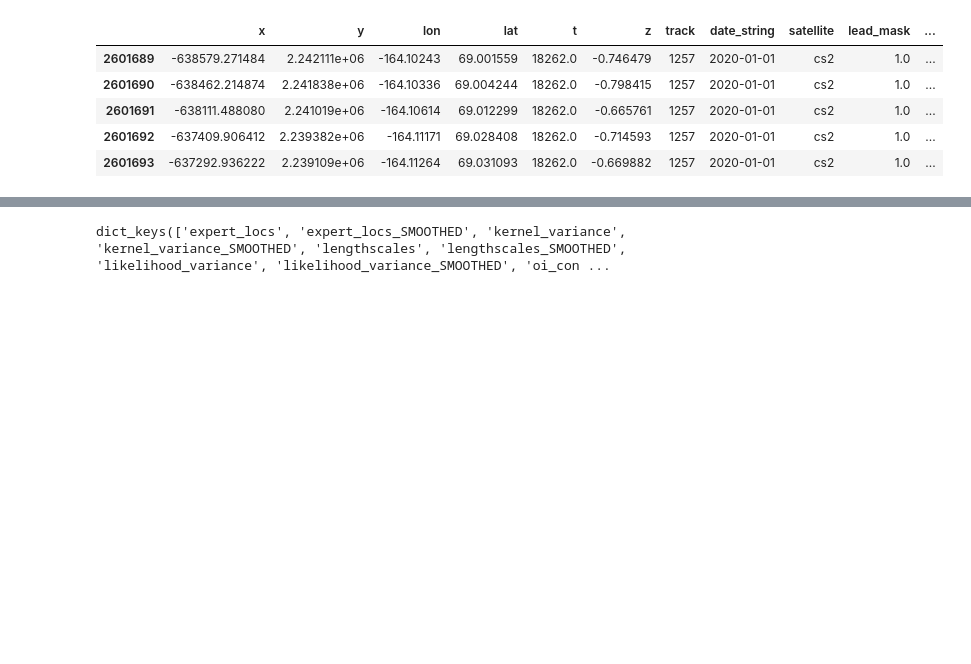
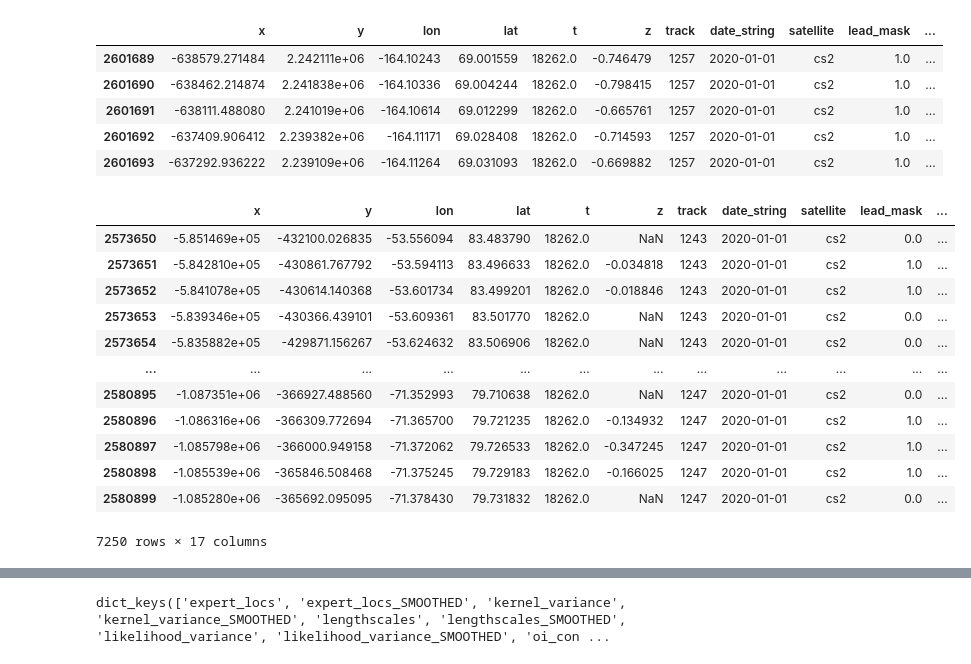
Before and after one commit to max-henderson404/geol0069_final_assignment, a Jupyter notebook: linear_gpsat_comp.ipynb, the cells around one changed output, grey strips where cells are left out. Drawn from its saved outputs; the diff is of its cells as text; code cells hidden in the pictures; blank space fills up the shorter version.

```diff
--- a/linear_gpsat_comp.ipynb
+++ b/linear_gpsat_comp.ipynb
@@ -373,3 +608,19 @@ def run_gpsat(track_df, leads_df, experts_df, store_path):
+# %%
+results_df
+# %% [output]
+|  | x | y | lon | lat | t | z | track | date_string | satellite | lead_mask | ... |
+| 2573650 | -5.851469e+05 | -432100.026835 | -53.556094 | 83.483790 | 18262.0 | NaN | 1243 | 2020-01-01 | cs2 | 0.0 | ... |
+| 2573651 | -5.842810e+05 | -430861.767792 | -53.594113 | 83.496633 | 18262.0 | -0.034818 | 1243 | 2020-01-01 | cs2 | 1.0 | ... |
+| 2573652 | -5.841078e+05 | -430614.140368 | -53.601734 | 83.499201 | 18262.0 | -0.018846 | 1243 | 2020-01-01 | cs2 | 1.0 | ... |
+| 2573653 | -5.839346e+05 | -430366.439101 | -53.609361 | 83.501770 | 18262.0 | NaN | 1243 | 2020-01-01 | cs2 | 0.0 | ... |
+| 2573654 | -5.835882e+05 | -429871.156267 | -53.624632 | 83.506906 | 18262.0 | NaN | 1243 | 2020-01-01 | cs2 | 0.0 | ... |
+| ... | ... | ... | ... | ... | ... | ... | ... | ... | ... | ... | ... |
+| 2580895 | -1.087351e+06 | -366927.488560 | -71.352993 | 79.710638 | 18262.0 | NaN | 1247 | 2020-01-01 | cs2 | 0.0 | ... |
+| 2580896 | -1.086316e+06 | -366309.772694 | -71.365700 | 79.721235 | 18262.0 | -0.134932 | 1247 | 2020-01-01 | cs2 | 1.0 | ... |
+| 2580897 | -1.085798e+06 | -366000.949158 | -71.372062 | 79.726533 | 18262.0 | -0.347245 | 1247 | 2020-01-01 | cs2 | 1.0 | ... |
+| 2580898 | -1.085539e+06 | -365846.508468 | -71.375245 | 79.729183 | 18262.0 | -0.166025 | 1247 | 2020-01-01 | cs2 | 1.0 | ... |
+| 2580899 | -1.085280e+06 | -365692.095095 | -71.378430 | 79.731832 | 18262.0 | NaN | 1247 | 2020-01-01 | cs2 | 0.0 | ... |
+7250 rows × 17 columns
 # %%
 tracks = data_df['track'].unique()
 
```
Also changed, not shown: parts of 15 cells of this notebook.
